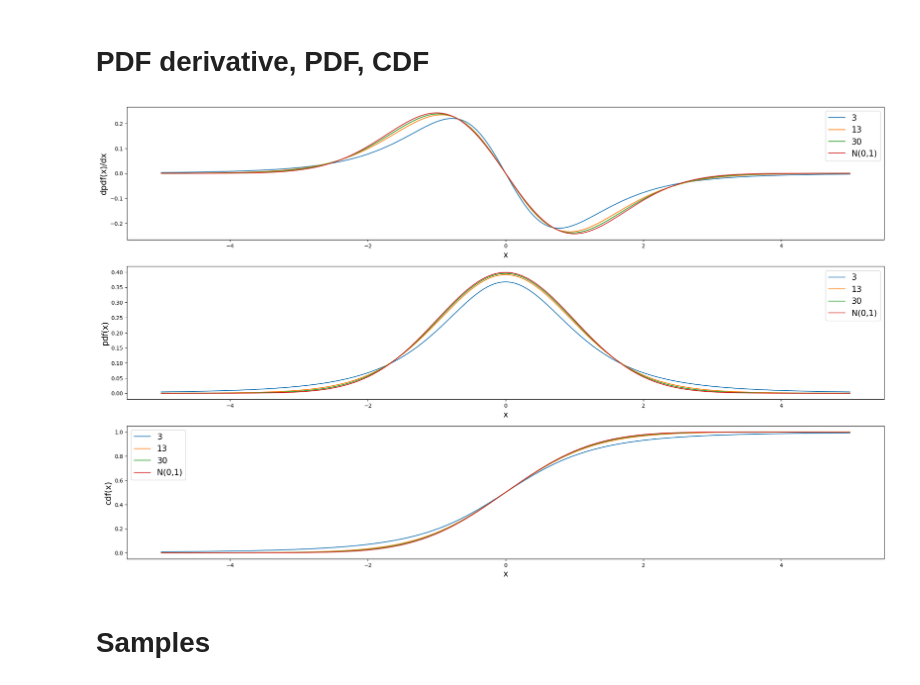
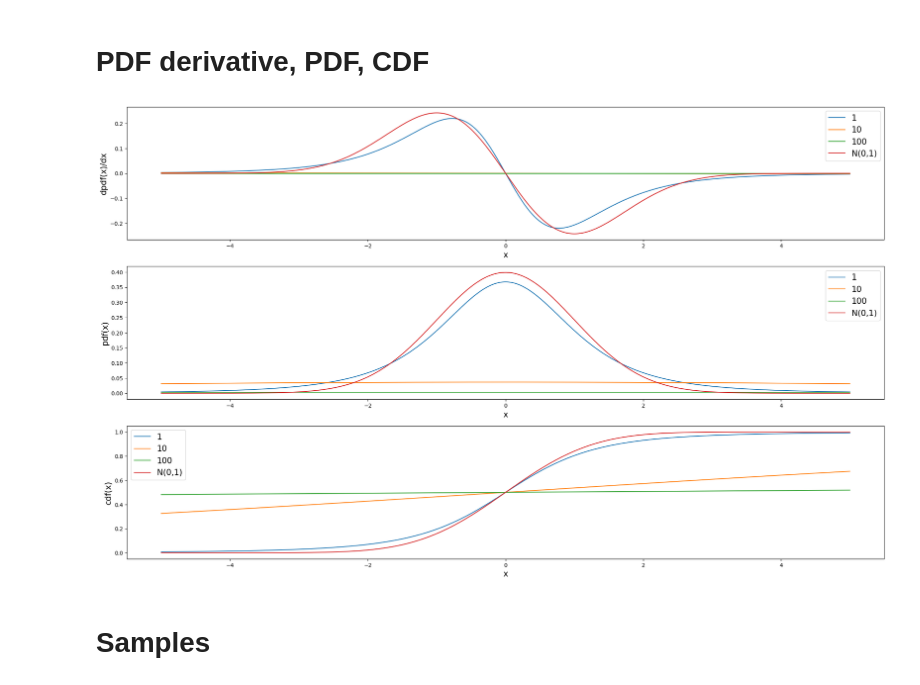
Before and after one commit to leonardotessarolo/bayesian_bss, a Jupyter notebook: final_experiment/7.test_t_source.ipynb, the cells around one changed output. Drawn from its saved outputs; the diff is of its cells as text; code cells hidden in the pictures.

```diff
--- a/final_experiment/7.test_t_source.ipynb
+++ b/final_experiment/7.test_t_source.ipynb
@@ -11,6 +11,7 @@ from matplotlib import pyplot as plt
 from src import StudentTSource
 
 evaluated_dfs = [3, 13, 30]
+evaluated_scales=[1,10,100]
 # %% [markdown]
 # PDF derivative, PDF, CDF
 # %%
@@ -18,11 +19,16 @@ evaluated_dfs = [3, 13, 30]
 evaluated_x = np.linspace(-5,5,1000)
 
 # Instantiate sources
-sources = {str(df): StudentTSource(
+# sources = {str(df): StudentTSource(
+#     mu=0,
+#     sigma=np.sqrt((df-2)/df),
+#     df=df
+# ) for df in evaluated_dfs}
+sources = {str(scale): StudentTSource(
     mu=0,
-    sigma=1,
-    df=df
-) for df in evaluated_dfs}
+    sigma=scale,
+    df=3
+) for scale in evaluated_scales}
 
 # Create plots
 fig, (ax1, ax2, ax3) = plt.subplots(
@@ -76,34 +82,34 @@ for df, s in sources.items():
     ax3.plot(
         evaluated_x,
         cdf_fn(evaluated_x),
         label=df
     )
 
 # Plot normal
 normal_pdf_derivative_fn = lambda x: -x*st.norm.pdf(x)
 ax1.plot(
     evaluated_x,
     [normal_pdf_derivative_fn(x) for x in evaluated_x],
     label='N(0,1)'
 )
 
 ax2.plot(
     evaluated_x,
     st.norm.pdf(evaluated_x),
     label='N(0,1)'
 )
 
 ax3.plot(
     evaluated_x,
     st.norm.cdf(evaluated_x),
     label='N(0,1)'
 )
 
 l1=ax1.legend(fontsize=15)
 l2=ax2.legend(fontsize=15)
 l3=ax3.legend(fontsize=15)
 # %% [output]
-[figure, old version]
+[figure, new version]
 # %% [markdown]
 # Samples
 # %%
```
Also changed, not shown: parts of 1 cell of this notebook, 5 other files.
